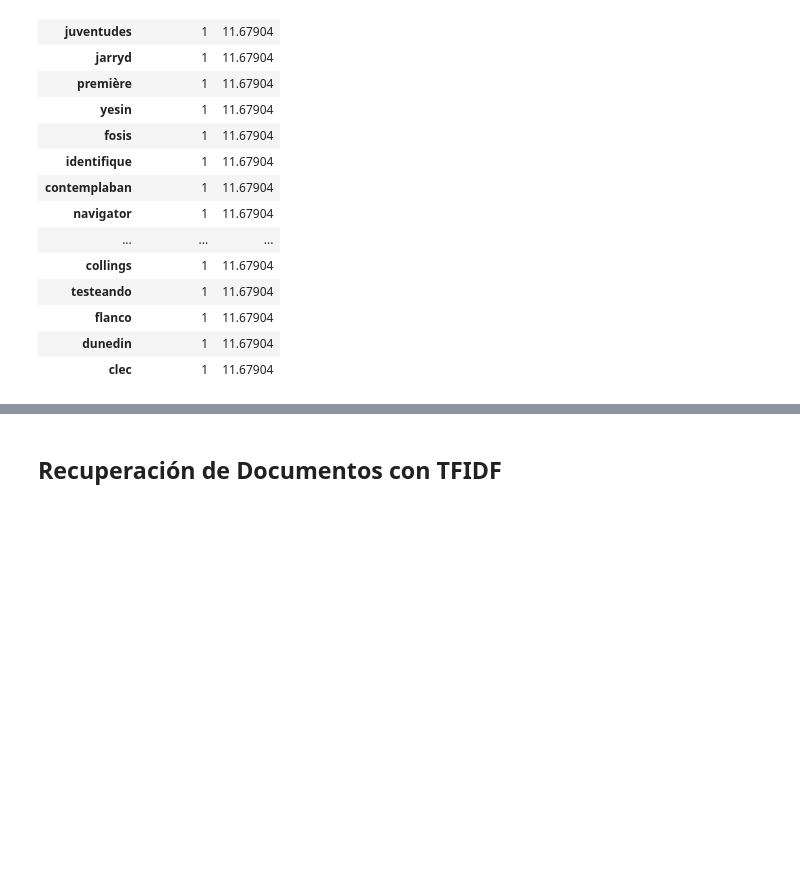
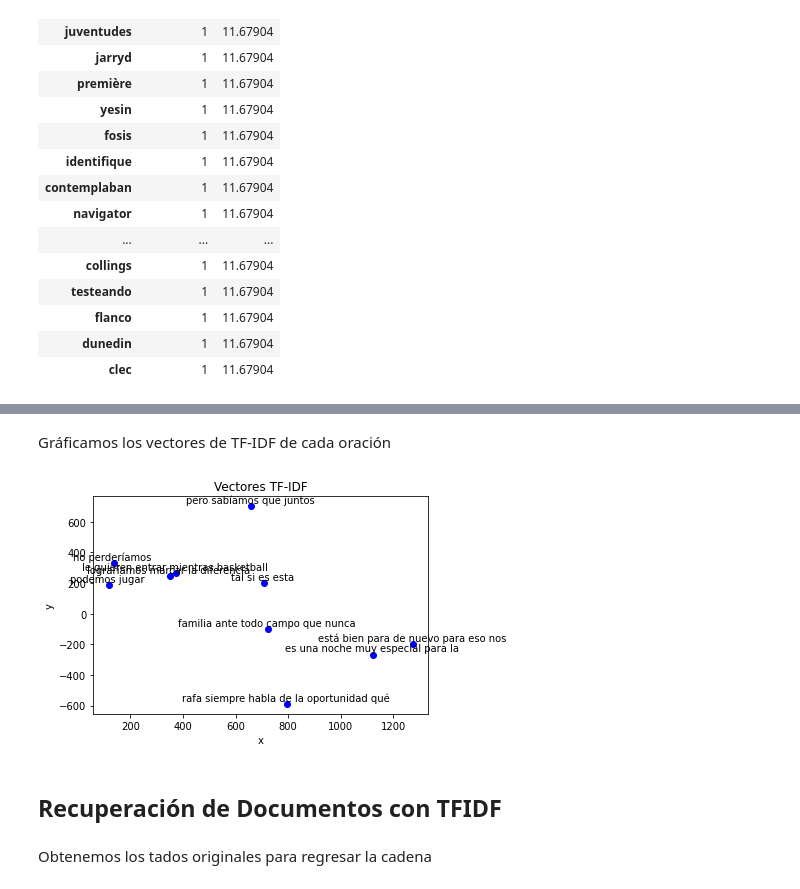
Before and after one commit to KarlaDSJ/PlayPhrase2.0, a Jupyter notebook: notebooks/TF-IDF.ipynb, the cells around one changed output, grey strips where cells are left out. Saved outputs shown, nothing was run; the diff lists cells and outputs as text; code cells hidden in the pictures; blank space fills up the shorter version.

```diff
--- a/notebooks/TF-IDF.ipynb
+++ b/notebooks/TF-IDF.ipynb
@@ -217,3 +284,36 @@ pickle.dump(tfidf, open("../pkl/tfidf.pkl", "wb"))
+# %% [markdown]
+Gráficamos los vectores de TF-IDF de cada oración
+# %%
+def get_vectors():
+    vectors = {}
+    #Iteramos sobre los canales
+    for chanel in tqdm(videos):
+        for video in chanel:
+            #Cada texto se guarda por oraciones
+            if 'subtitles' in video:
+                for s in video['subtitles']:
+                    vectors[" ".join(s["text"])] = s["tfid"]
+    return vectors
+# %%
+#Función para plotear en dos dimensiones con etiquetas
+def plot_words(X,ids):
+    r=0
+    plt.scatter(X[:,0],X[:,1], marker='o', c='blue')
+    for label,x,y in tqdm(zip(ids, X[:,0], X[:,1])):
+        plt.annotate(label, xy=(x,y), xytext=(-1,1), textcoords='offset points', ha='center', va='bottom')
+        r+=1
+
+mds_model = PCA(n_components=2)
+vectors = get_vectors()
+X_pca = mds_model.fit_transform(list(vectors.values()))
+#Solo se gráfican algunas oraciones
+plot_words(X_pca[10:20], list(vectors.keys())[10:20])
+plt.title('Vectores TF-IDF')
+plt.xlabel('x')
+plt.ylabel('y')
+plt.show()
+# %% [output]
+[figure, added]
 # %% [markdown]
 ## Recuperación de Documentos con TFIDF
 # %%
@@ -245 +341,3 @@ def get_tokens_clean(text, stop_words=True):
     return clean
+# %% [markdown]
+Obtenemos los tados originales para regresar la cadena
```
Also changed, not shown: parts of 18 cells of this notebook.
